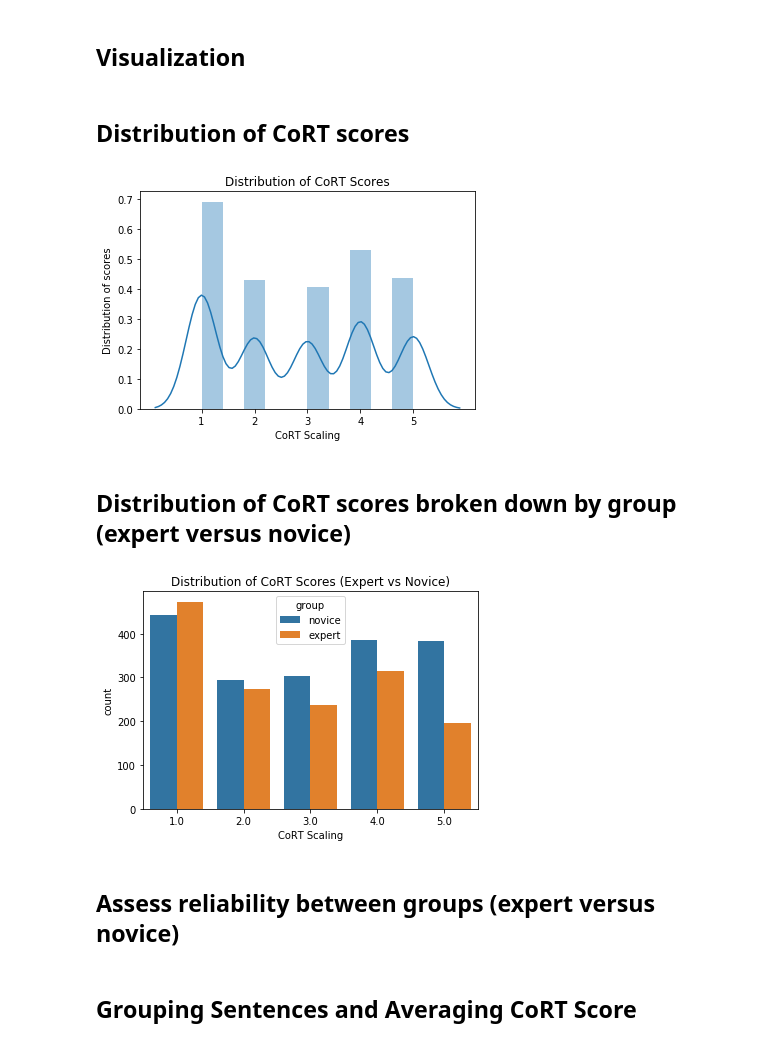
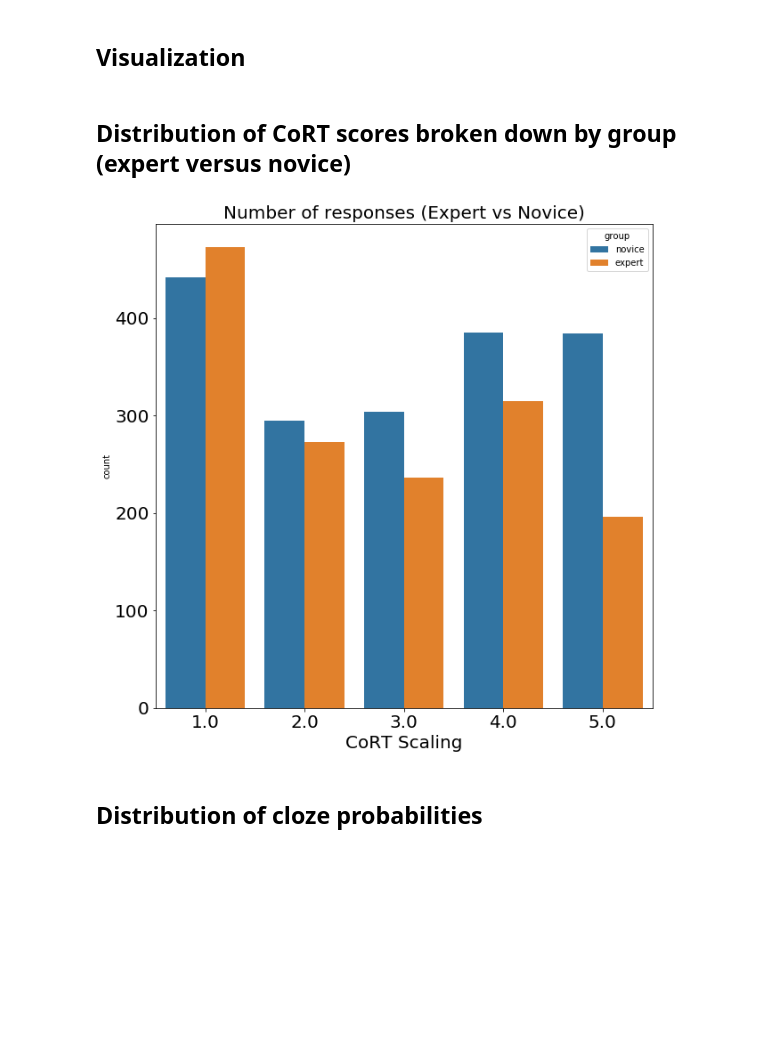
Before and after one commit to sbruinsma1/cort_language, a Jupyter notebook: notebooks/pilot_cort_scaling_ana.ipynb, the cells around one changed output. Drawn from its saved outputs; the diff is of its cells as text; code cells hidden in the pictures; blank space fills up the shorter version.

```diff
--- a/notebooks/pilot_cort_scaling_ana.ipynb
+++ b/notebooks/pilot_cort_scaling_ana.ipynb
@@ -21,11 +23,7 @@ warnings.filterwarnings("ignore")
 # %%
 file_name = "Participant Info.csv"
 
-fpath = Path(file_name).absolute()
-
-RAW_DIR = os.path.join(fpath.parent.parent, "data", "raw")
-
-df_info = pd.read_csv(os.path.join(RAW_DIR, file_name))
+df_info = pd.read_csv(os.path.join(Defaults.RAW_DIR, file_name))
 # %% [markdown]
 ## Load in subject dataframes and concatenate
 # %%
@@ -68,16 +69,4 @@ df_merged['CoRT'] = df_merged['CoRT'].apply(lambda x: extract_string(x))
 # %% [markdown]
 ## Visualization
-# %% [markdown]
-## Distribution of CoRT scores
-# %%
-sns.distplot(df_merged['CoRT'], bins=10, kde=True)
-
-# label
-plt.xlabel('CoRT Scaling')
-plt.ylabel('Distribution of scores')
-plt.xticks(np.arange(1, 6, step=1.0))
-plt.title('Distribution of CoRT Scores');
-# %% [output]
-[figure, removed]
 # %% [markdown]
 ## Distribution of CoRT scores broken down by group (expert versus novice)
@@ -95,10 +73,12 @@ plt.title('Distribution of CoRT Scores');
 # %%
+plt.figure(figsize=(10,10))
+
 sns.countplot(x='CoRT', hue='group', data=df_merged)
-plt.xlabel('CoRT Scaling')
-plt.title('Distribution of CoRT Scores (Expert vs Novice)');
+plt.xlabel('CoRT Scaling', fontsize=20)
+plt.title('Number of responses (Expert vs Novice)', fontsize=20);
+plt.xticks(fontsize=20)
+plt.yticks(fontsize=20);
 # %% [output]
-[figure, old version]
+[figure, new version]
-# %% [markdown]
-## Assess reliability between groups (expert versus novice)
-# %% [markdown]
-## Grouping Sentences and Averaging CoRT Score
+# %% [markdown]
+## Distribution of cloze probabilities
```
Also changed, not shown: parts of 7 cells of this notebook, 2 other files.
